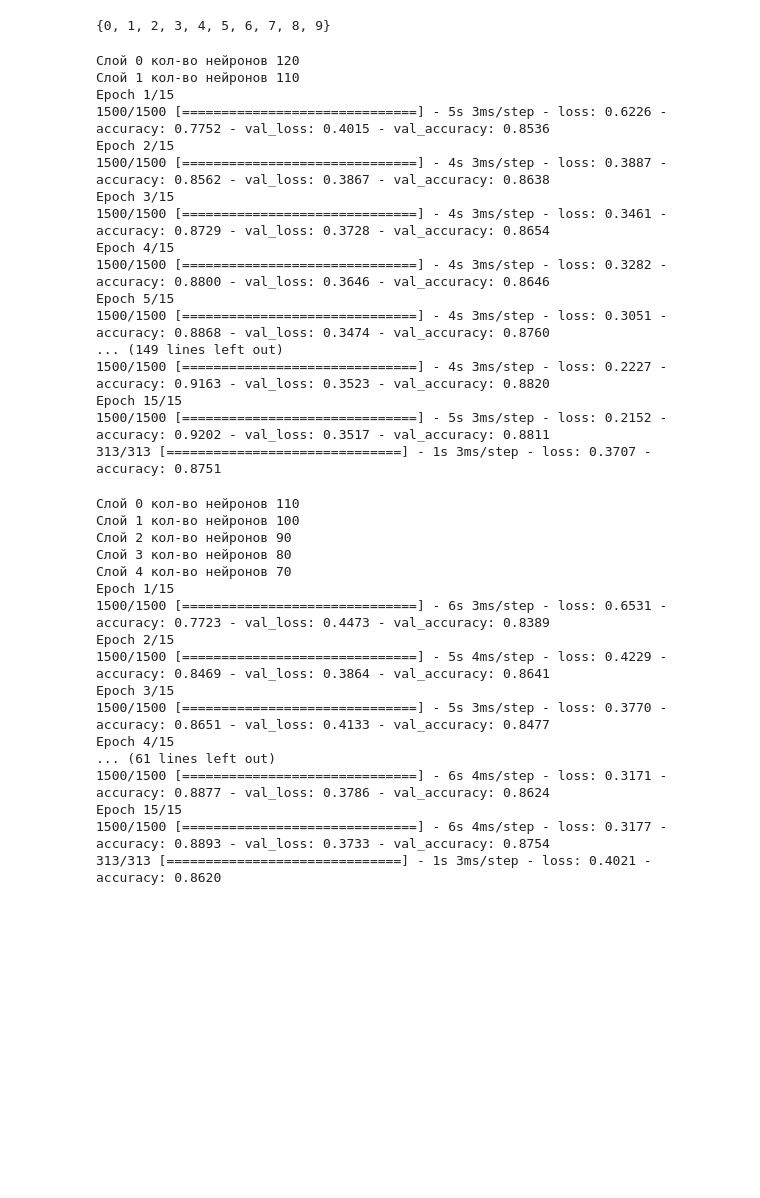
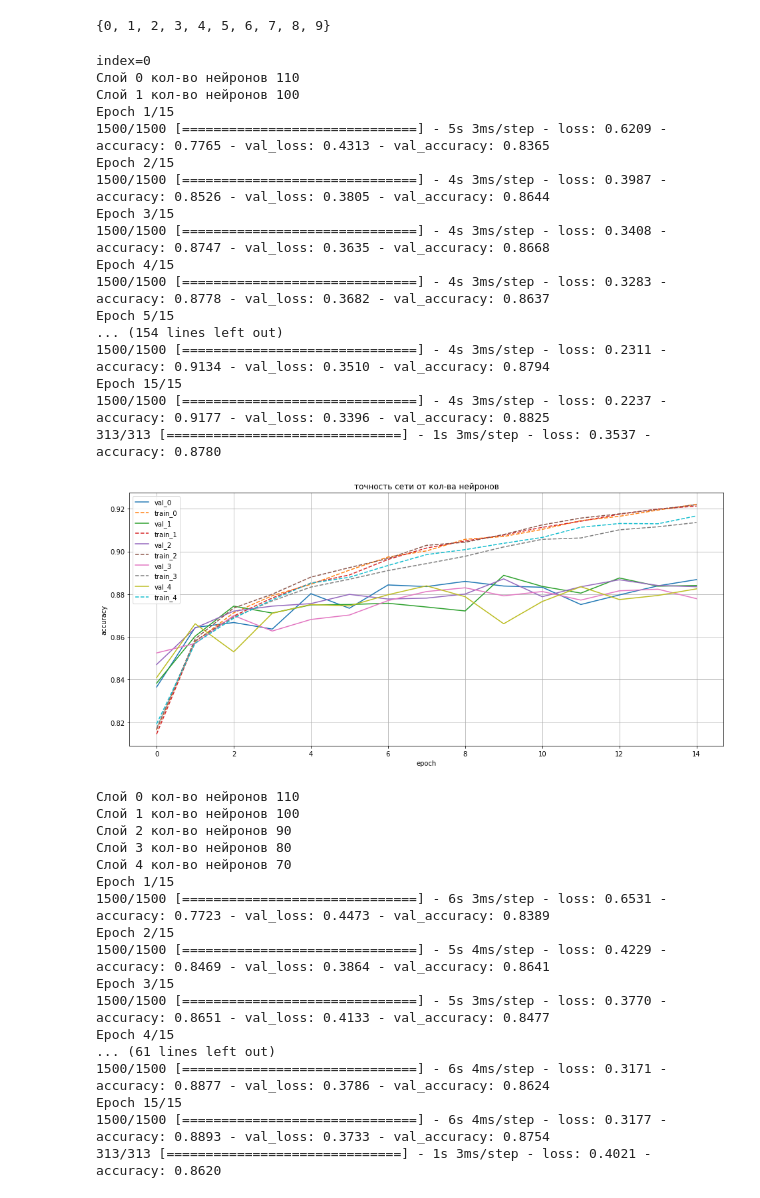
Before and after one commit to djo1006/Introduction_Neural_Networks, a Jupyter notebook: hw_les_2.ipynb, the cells around one changed output. Saved outputs shown, nothing was run; the diff lists cells and outputs as text; code cells hidden in the pictures; blank space fills up the shorter version.

Commit message:
hw_les_2 step_2

```diff
--- a/hw_les_2.ipynb
+++ b/hw_les_2.ipynb
@@ -123,25 +124,37 @@ def create_fit_model(results, layers_numb, epochs_numb, neuron_numb_list):
   return hh, model
-# %%
-create_fit_model(results, 2, 15, [110, 100])
-create_fit_model(results, 2, 15, [130, 120])
-create_fit_model(results, 2, 15, [140, 130])
-create_fit_model(results, 2, 15, [50, 40])
-create_fit_model(results, 2, 15, [75, 65])
-# %% [output]
-Слой 0 кол-во нейронов 120
-Слой 1 кол-во нейронов 110
-Epoch 1/15
-1500/1500 [==============================] - 5s 3ms/step - loss: 0.6226 - accuracy: 0.7752 - val_loss: 0.4015 - val_accuracy: 0.8536
-Epoch 2/15
-1500/1500 [==============================] - 4s 3ms/step - loss: 0.3887 - accuracy: 0.8562 - val_loss: 0.3867 - val_accuracy: 0.8638
-Epoch 3/15
-1500/1500 [==============================] - 4s 3ms/step - loss: 0.3461 - accuracy: 0.8729 - val_loss: 0.3728 - val_accuracy: 0.8654
-Epoch 4/15
-1500/1500 [==============================] - 4s 3ms/step - loss: 0.3282 - accuracy: 0.8800 - val_loss: 0.3646 - val_accuracy: 0.8646
-Epoch 5/15
-1500/1500 [==============================] - 4s 3ms/step - loss: 0.3051 - accuracy: 0.8868 - val_loss: 0.3474 - val_accuracy: 0.8760
-... (149 lines left out)
-1500/1500 [==============================] - 4s 3ms/step - loss: 0.2227 - accuracy: 0.9163 - val_loss: 0.3523 - val_accuracy: 0.8820
-Epoch 15/15
-1500/1500 [==============================] - 5s 3ms/step - loss: 0.2152 - accuracy: 0.9202 - val_loss: 0.3517 - val_accuracy: 0.8811
-313/313 [==============================] - 1s 3ms/step - loss: 0.3707 - accuracy: 0.8751
+# %%
+def test_params(params):
+  plt.figure(figsize=(16,7))
+  for index, param in params.iterrows():
+    print(f'index={index}')
+    hh, model = create_fit_model(results, param['layers_numb'],
+                    param['epochs_numb'], param['neuron_numb_list'])
+
+    plt.plot(hh.history['val_accuracy'], '-', label=f'val_{index}')
+    plt.plot(hh.history['accuracy'], '--', label=f'train_{index}')
+
+  plt.legend()
+  plt.xlabel('epoch')
+  plt.ylabel('accuracy')
+  plt.title('точность сети от кол-ва нейронов')
+  plt.grid()
+  plt.show()
+# %% [output]
+index=0
+Слой 0 кол-во нейронов 110
+Слой 1 кол-во нейронов 100
+Epoch 1/15
+1500/1500 [==============================] - 5s 3ms/step - loss: 0.6209 - accuracy: 0.7765 - val_loss: 0.4313 - val_accuracy: 0.8365
+Epoch 2/15
+1500/1500 [==============================] - 4s 3ms/step - loss: 0.3987 - accuracy: 0.8526 - val_loss: 0.3805 - val_accuracy: 0.8644
+Epoch 3/15
+1500/1500 [==============================] - 4s 3ms/step - loss: 0.3408 - accuracy: 0.8747 - val_loss: 0.3635 - val_accuracy: 0.8668
+Epoch 4/15
+1500/1500 [==============================] - 4s 3ms/step - loss: 0.3283 - accuracy: 0.8778 - val_loss: 0.3682 - val_accuracy: 0.8637
+Epoch 5/15
+... (154 lines left out)
+1500/1500 [==============================] - 4s 3ms/step - loss: 0.2311 - accuracy: 0.9134 - val_loss: 0.3510 - val_accuracy: 0.8794
+Epoch 15/15
+1500/1500 [==============================] - 4s 3ms/step - loss: 0.2237 - accuracy: 0.9177 - val_loss: 0.3396 - val_accuracy: 0.8825
+313/313 [==============================] - 1s 3ms/step - loss: 0.3537 - accuracy: 0.8780
+[figure, added]
```
Also changed, not shown: parts of 9 cells of this notebook.
